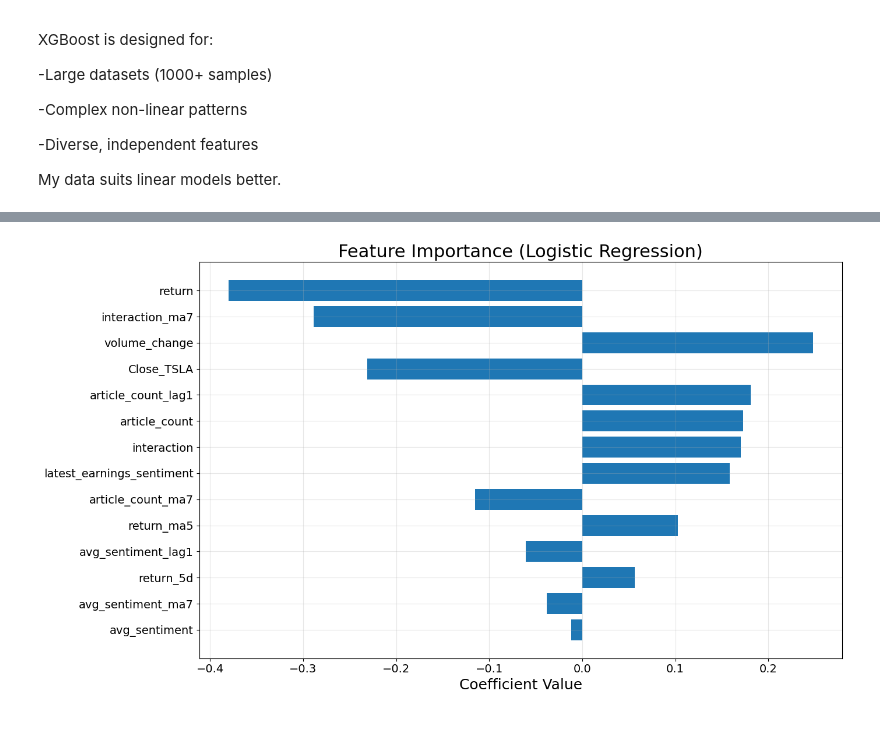
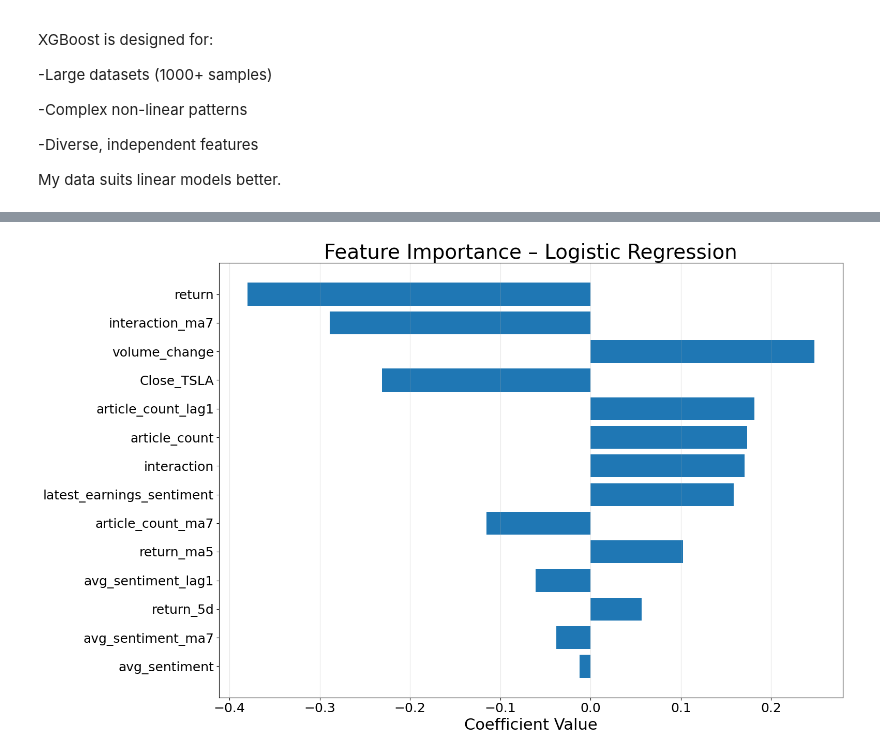
Before and after one commit to bgoodman90/Tesla_Stock_Prediction_Project, a Jupyter notebook: tesla_stock_prediction.ipynb, the cells around one changed output, grey strips where cells are left out. Cells and saved outputs as stored; diff of their text form; code cells hidden in the pictures; blank space fills up the shorter version.

```diff
--- a/tesla_stock_prediction.ipynb
+++ b/tesla_stock_prediction.ipynb
@@ -695,31 +810,42 @@ plt.show()
 # %%
 import matplotlib.pyplot as plt
 import pandas as pd
 
+# -----------------------------
+# Global font scaling
+# -----------------------------
+plt.rcParams.update({
+    'font.size': 18,
+    'axes.titlesize': 28,
+    'axes.labelsize': 22,
+    'xtick.labelsize': 18,
+    'ytick.labelsize': 18
+})
+
 # Get feature importance
 feature_importance = pd.DataFrame({
     'feature': X_train.columns,
-    'importance': clf.coef_[0]  # for logistic regression
+    'importance': clf.coef_[0]
 }).sort_values('importance', key=abs, ascending=True)
 
+# -----------------------------
 # Plot
-plt.figure(figsize=(14, 8))
+# -----------------------------
+plt.figure(figsize=(16, 10))  # bigger canvas for slides
 
 plt.barh(
     feature_importance['feature'],
-    feature_importance['importance']
+    feature_importance['importance'],
+    height=0.8   # thicker bars
 )
 
-plt.xlabel('Coefficient Value', fontsize=18)
-plt.title('Feature Importance (Logistic Regression)', fontsize=22)
+plt.xlabel('Coefficient Value')
+plt.title('Feature Importance – Logistic Regression')
 
-plt.xticks(fontsize=14)
-plt.yticks(fontsize=14)
-
-plt.grid(alpha=0.3)
+plt.grid(axis='x', alpha=0.3)
 
 plt.tight_layout()
 plt.savefig('output_plots/feature_importance.png', dpi=300)
 plt.show()
 # %% [output]
-[figure, old version]
+[figure, new version]
```
Also changed, not shown: parts of 7 cells of this notebook, 10 other files.
